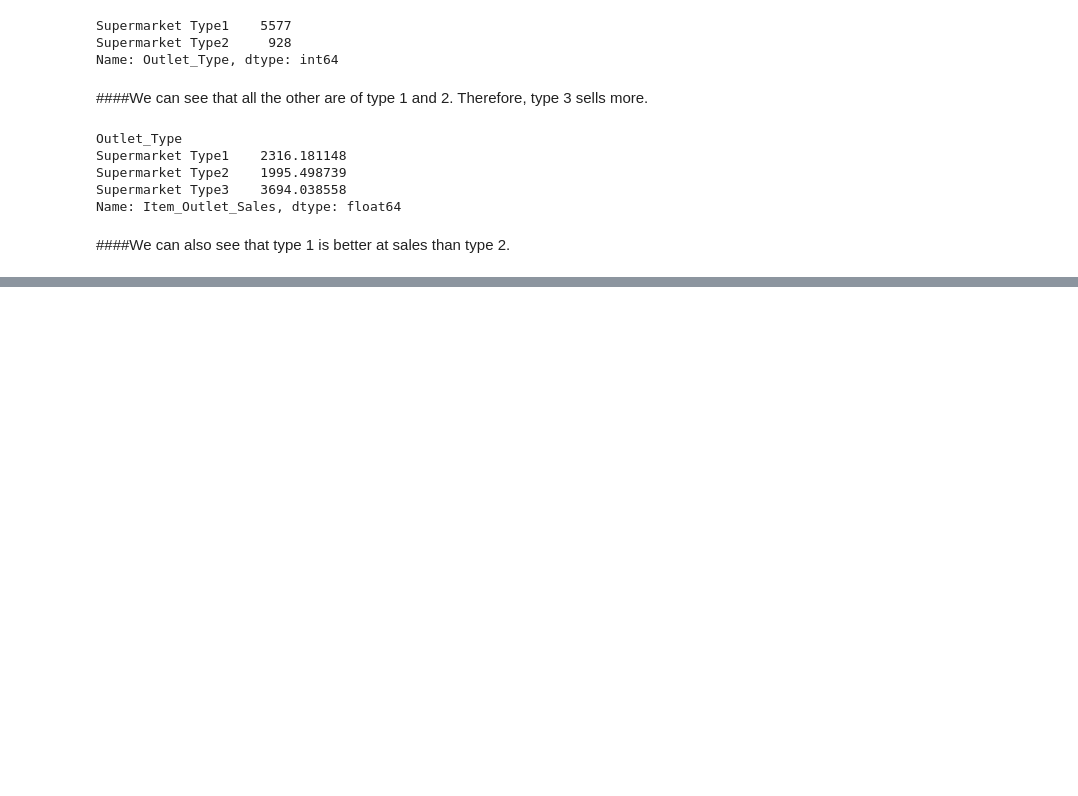
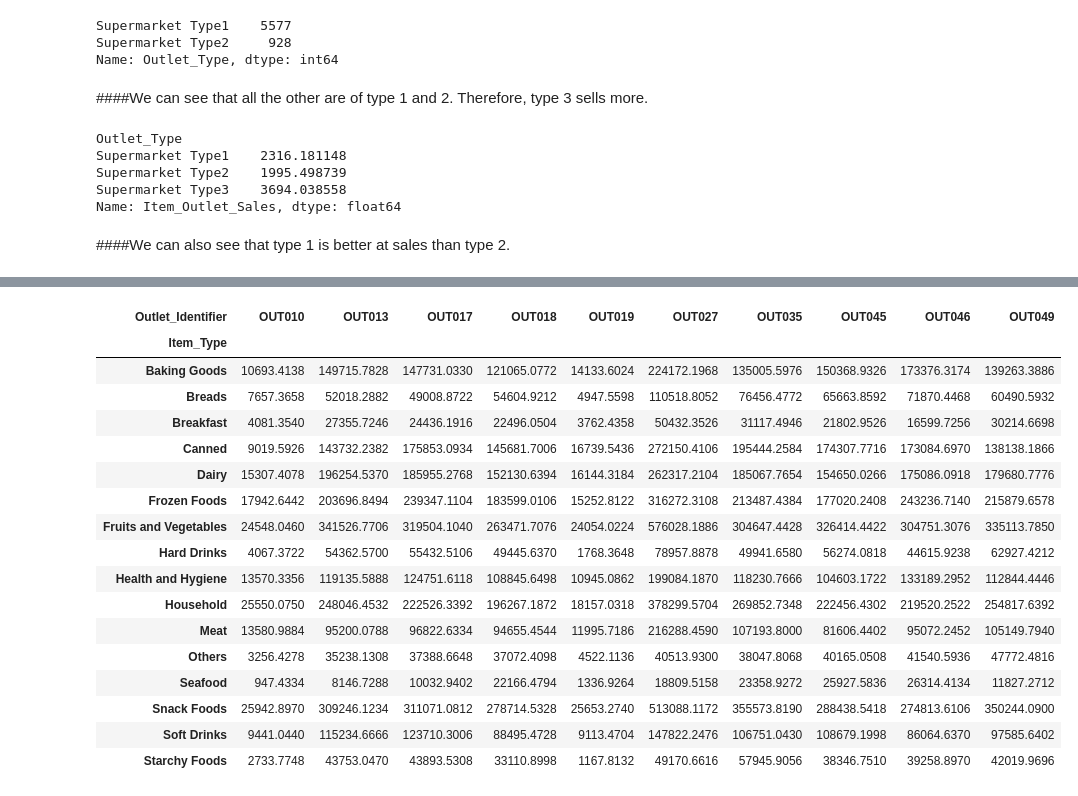
Before and after one commit to AhmedHashish123/Markets, a Jupyter notebook: Markets.ipynb, the cells around one changed output, grey strips where cells are left out. Drawn from its saved outputs; the diff is of its cells as text; code cells hidden in the pictures; blank space fills up the shorter version.

```diff
--- a/Markets.ipynb
+++ b/Markets.ipynb
@@ -160,0 +195,22 @@ Name: Item_Outlet_Sales, dtype: float64
+# %%
+#To see the whole result when using multiindexed groupby, use unstack()
+df.groupby(["Outlet_Identifier","Item_Type"])["Item_Outlet_Sales"].sum().unstack().T
+# %% [output]
+| Outlet_Identifier | OUT010 | OUT013 | OUT017 | OUT018 | OUT019 | OUT027 | OUT035 | OUT045 | OUT046 | OUT049 |
+| Item_Type |  |  |  |  |  |  |  |  |  |  |
+| Baking Goods | 10693.4138 | 149715.7828 | 147731.0330 | 121065.0772 | 14133.6024 | 224172.1968 | 135005.5976 | 150368.9326 | 173376.3174 | 139263.3886 |
+| Breads | 7657.3658 | 52018.2882 | 49008.8722 | 54604.9212 | 4947.5598 | 110518.8052 | 76456.4772 | 65663.8592 | 71870.4468 | 60490.5932 |
+| Breakfast | 4081.3540 | 27355.7246 | 24436.1916 | 22496.0504 | 3762.4358 | 50432.3526 | 31117.4946 | 21802.9526 | 16599.7256 | 30214.6698 |
+| Canned | 9019.5926 | 143732.2382 | 175853.0934 | 145681.7006 | 16739.5436 | 272150.4106 | 195444.2584 | 174307.7716 | 173084.6970 | 138138.1866 |
+| Dairy | 15307.4078 | 196254.5370 | 185955.2768 | 152130.6394 | 16144.3184 | 262317.2104 | 185067.7654 | 154650.0266 | 175086.0918 | 179680.7776 |
+| Frozen Foods | 17942.6442 | 203696.8494 | 239347.1104 | 183599.0106 | 15252.8122 | 316272.3108 | 213487.4384 | 177020.2408 | 243236.7140 | 215879.6578 |
+| Fruits and Vegetables | 24548.0460 | 341526.7706 | 319504.1040 | 263471.7076 | 24054.0224 | 576028.1886 | 304647.4428 | 326414.4422 | 304751.3076 | 335113.7850 |
+| Hard Drinks | 4067.3722 | 54362.5700 | 55432.5106 | 49445.6370 | 1768.3648 | 78957.8878 | 49941.6580 | 56274.0818 | 44615.9238 | 62927.4212 |
+| Health and Hygiene | 13570.3356 | 119135.5888 | 124751.6118 | 108845.6498 | 10945.0862 | 199084.1870 | 118230.7666 | 104603.1722 | 133189.2952 | 112844.4446 |
+| Household | 25550.0750 | 248046.4532 | 222526.3392 | 196267.1872 | 18157.0318 | 378299.5704 | 269852.7348 | 222456.4302 | 219520.2522 | 254817.6392 |
+| Meat | 13580.9884 | 95200.0788 | 96822.6334 | 94655.4544 | 11995.7186 | 216288.4590 | 107193.8000 | 81606.4402 | 95072.2452 | 105149.7940 |
+| Others | 3256.4278 | 35238.1308 | 37388.6648 | 37072.4098 | 4522.1136 | 40513.9300 | 38047.8068 | 40165.0508 | 41540.5936 | 47772.4816 |
+| Seafood | 947.4334 | 8146.7288 | 10032.9402 | 22166.4794 | 1336.9264 | 18809.5158 | 23358.9272 | 25927.5836 | 26314.4134 | 11827.2712 |
+| Snack Foods | 25942.8970 | 309246.1234 | 311071.0812 | 278714.5328 | 25653.2740 | 513088.1172 | 355573.8190 | 288438.5418 | 274813.6106 | 350244.0900 |
+| Soft Drinks | 9441.0440 | 115234.6666 | 123710.3006 | 88495.4728 | 9113.4704 | 147822.2476 | 106751.0430 | 108679.1998 | 86064.6370 | 97585.6402 |
+| Starchy Foods | 2733.7748 | 43753.0470 | 43893.5308 | 33110.8998 | 1167.8132 | 49170.6616 | 57945.9056 | 38346.7510 | 39258.8970 | 42019.9696 |
```
Also changed, not shown: parts of 17 cells of this notebook.
